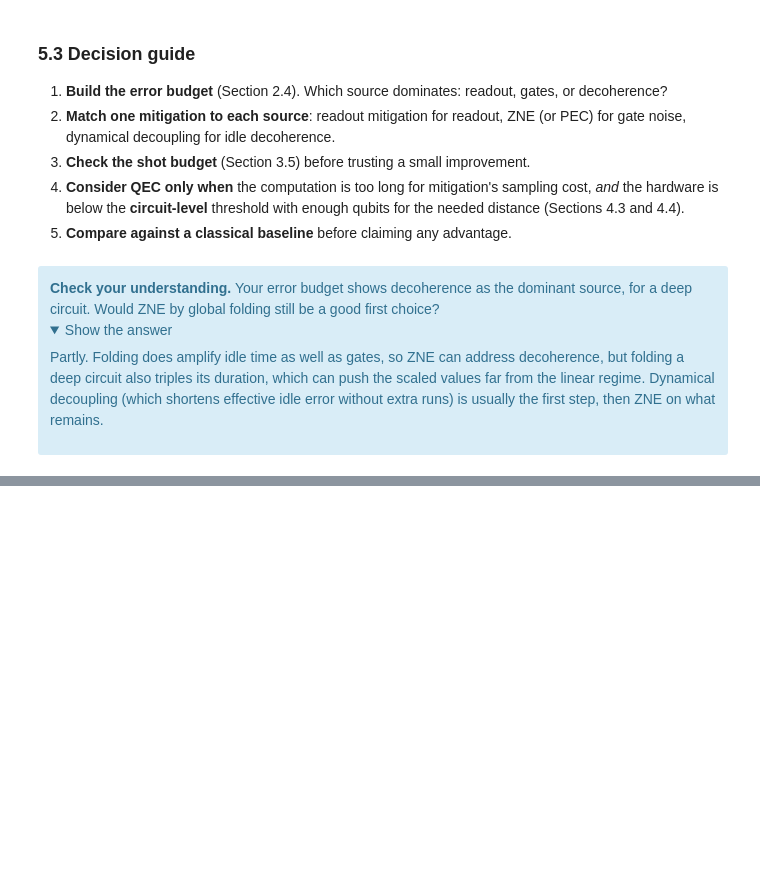
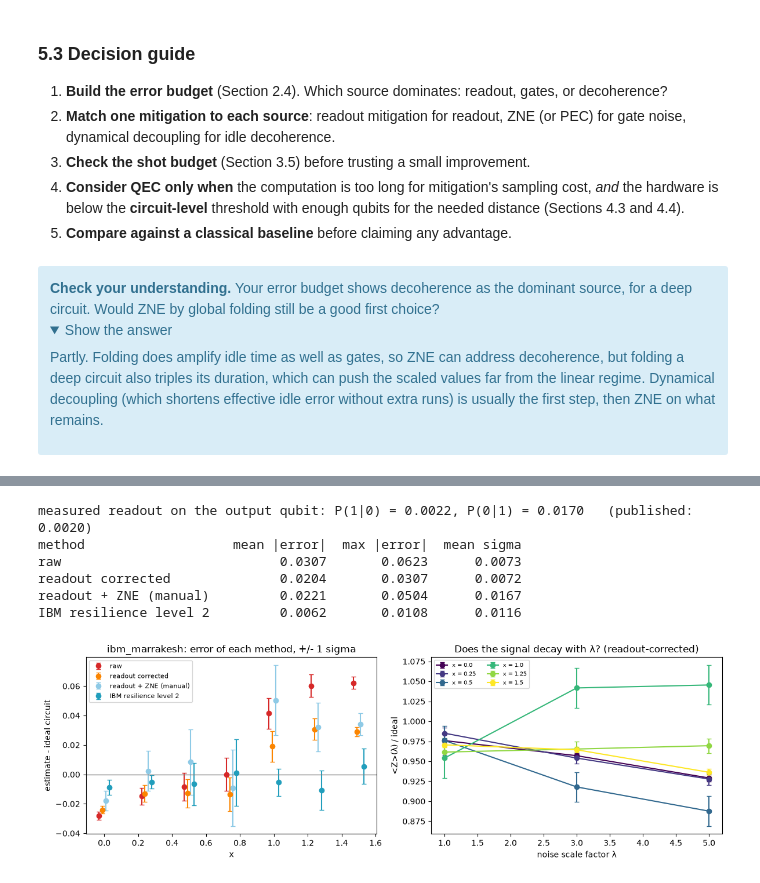
Before and after one commit to MaldoAlberto/dqc-qem-qec-tutorial, a Jupyter notebook: dqc_ode_qem_qec_tutorial.ipynb, the cells around one changed output, grey strips where cells are left out. Saved outputs shown, nothing was run; the diff lists cells and outputs as text; code cells hidden in the pictures; folded sections open; blank space fills up the shorter version.

```diff
--- a/dqc_ode_qem_qec_tutorial.ipynb
+++ b/dqc_ode_qem_qec_tutorial.ipynb
@@ -1064,0 +1074,12 @@ Partly. Folding does amplify idle time as well as gates, so ZNE can address deco
+# %%
+import base64, json, os, urllib.request
+
+RESULTS_URL = "https://raw.githubusercontent.com/MaldoAlberto/dqc-qem-qec-tutorial/main/hardware_results.json"
+if not os.path.exists("hardware_results.json"):
+    urllib.request.urlretrieve(RESULTS_URL, "hardware_results.json")
+hw = json.load(open("hardware_results.json"))
+assert onp.allclose(hw["theta_opt"], onp.array(theta_opt), atol=1e-6), "hardware ran a different trained circuit"
+
+print("backend:", hw["backend"], "| recorded:", hw["created_utc"])
+for name in ("qem", "estimator_level2", "qec", "idle_check"):
+    print(f"  {name:<17s} job {hw[name]['job_id']}   QPU time {hw[name]['quantum_seconds']} s")
@@ -1064,0 +1117,58 @@ Partly. Folding does amplify idle time as well as gates, so ZNE can address deco
+# %%
+qem_hw, est = hw["qem"], hw["estimator_level2"]
+n_shots_hw = qem_hw["shots"]
+p10 = qem_hw["readout_calibration"]["prep0"].get("1", 0) / n_shots_hw     # P(read 1 | prepared 0)
+p01 = qem_hw["readout_calibration"]["prep1"].get("0", 0) / n_shots_hw     # P(read 0 | prepared 1)
+print(f"measured readout on the output qubit: P(1|0) = {p10:.4f}, P(0|1) = {p01:.4f}   "
+      f"(published: {cal_now[str(qem_hw['output_physical_qubit'])]['readout_error']:.4f})")
+
+
+def z_counts(c):
+    return (c.get("0", 0) - c.get("1", 0)) / sum(c.values())
+
+
+def readout_fix(z):
+    return (z - (p01 - p10)) / (1 - p01 - p10)
+
+
+gam_hw = [onp.prod([sj / (sj - si) for sj in scales if sj != si]) for si in scales]
+ideal_hw = onp.array([float(circuit(x, theta_opt)) for x in qem_hw["xs"]])
+by_scale = onp.array([[readout_fix(z_counts(qem_hw["counts"][str(i)][str(s)])) for s in scales]
+                      for i in range(len(qem_hw["xs"]))])
+raw_hw = onp.array([z_counts(qem_hw["counts"][str(i)]["1"]) for i in range(len(qem_hw["xs"]))])
+sig_scale = onp.sqrt((1 - by_scale**2) / n_shots_hw) / (1 - p01 - p10)
+manual_zne = by_scale @ onp.array(gam_hw)
+manual_sig = onp.sqrt((sig_scale**2) @ onp.square(gam_hw))
+est_evs, est_std = onp.array(est["evs"]), onp.array(est["stds"])
+
+rows = {"raw": (raw_hw, onp.sqrt((1 - raw_hw**2) / n_shots_hw)),
+        "readout corrected": (by_scale[:, 0], sig_scale[:, 0]),
+        "readout + ZNE (manual)": (manual_zne, manual_sig),
+        "IBM resilience level 2": (est_evs, est_std)}
+print(f"{'method':<24s} {'mean |error|':>12s} {'max |error|':>12s} {'mean sigma':>11s}")
+for k, (v, s) in rows.items():
+    e = onp.abs(v - ideal_hw)
+    print(f"{k:<24s} {e.mean():>12.4f} {e.max():>12.4f} {s.mean():>11.4f}")
+
+fig, (ax1, ax2) = plt.subplots(1, 2, figsize=(12, 4))
+for (k, (v, s)), c, off in zip(rows.items(), ["#d62828", "#fb8500", "#8ecae6", "#219ebc"], [-0.03, -0.01, 0.01, 0.03]):
+    ax1.errorbar(onp.array(qem_hw["xs"]) + off, v - ideal_hw, yerr=s, fmt="o", capsize=3, color=c, label=k)
+ax1.axhline(0, color="gray", lw=1)
+ax1.set_xlabel("x"); ax1.set_ylabel("estimate - ideal circuit"); ax1.legend(fontsize=8)
+ax1.set_title("ibm_marrakesh: error of each method, +/- 1 sigma")
+for i, x in enumerate(qem_hw["xs"]):
+    if abs(ideal_hw[i]) < 0.2:                       # ratio is meaningless near a zero of the solution
+        continue
+    ax2.errorbar(scales, by_scale[i] / ideal_hw[i], yerr=sig_scale[i] / abs(ideal_hw[i]), fmt="o-", capsize=3,
+                 label=f"x = {x}", color=plt.cm.viridis(i / 6))
+ax2.set_xlabel("noise scale factor λ"); ax2.set_ylabel("<Z>(λ) / ideal"); ax2.legend(fontsize=7, ncol=2)
+ax2.set_title("Does the signal decay with λ? (readout-corrected)")
+plt.tight_layout(); plt.show()
+# %% [output]
+measured readout on the output qubit: P(1|0) = 0.0022, P(0|1) = 0.0170   (published: 0.0020)
+method                   mean |error|  max |error|  mean sigma
+raw                            0.0307       0.0623      0.0073
+readout corrected              0.0204       0.0307      0.0072
+readout + ZNE (manual)         0.0221       0.0504      0.0167
+IBM resilience level 2         0.0062       0.0108      0.0116
+[figure, added]
```
Also changed, not shown: parts of 17 cells of this notebook, 6 other files.
